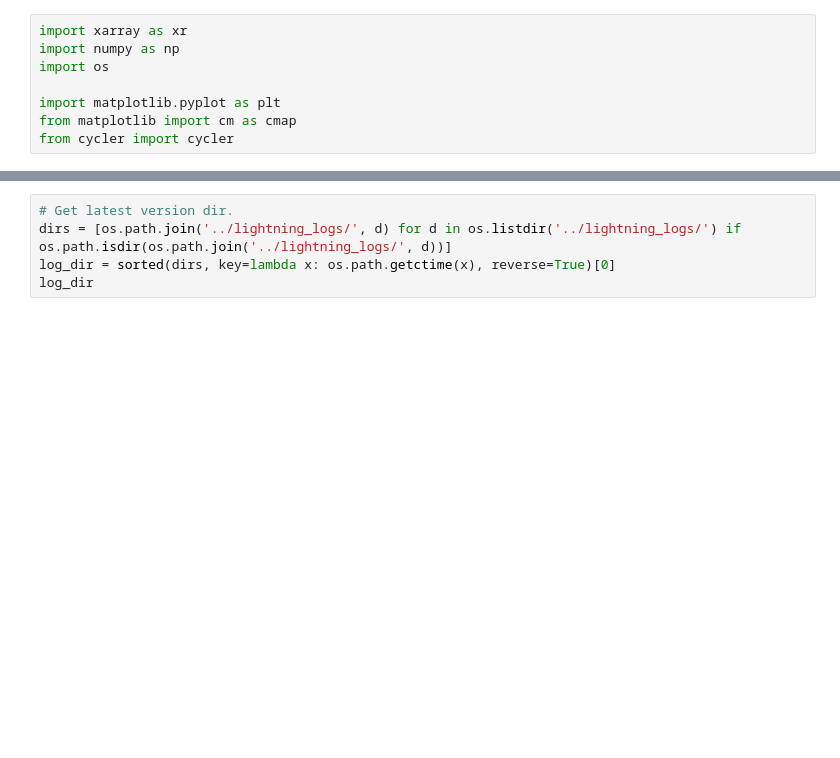
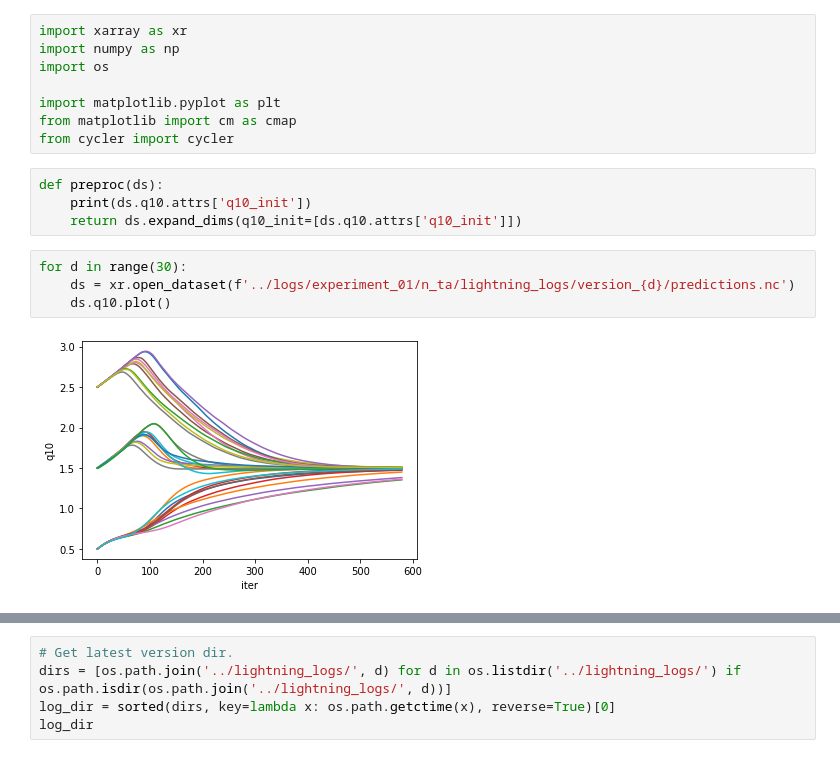
Before and after one commit to bask0/q10hybrid, a Jupyter notebook: analysis/analysis.ipynb, the cells around one changed output, grey strips where cells are left out. Drawn from its saved outputs; the diff is of its cells as text; blank space fills up the shorter version.

Commit message:
analysis and plots update

```diff
--- a/analysis/analysis.ipynb
+++ b/analysis/analysis.ipynb
@@ -6,4 +6,14 @@ import os
 import matplotlib.pyplot as plt
 from matplotlib import cm as cmap
 from cycler import cycler
+# %%
+def preproc(ds):
+    print(ds.q10.attrs['q10_init'])
+    return ds.expand_dims(q10_init=[ds.q10.attrs['q10_init']])
+# %%
+for d in range(30):
+    ds = xr.open_dataset(f'../logs/experiment_01/n_ta/lightning_logs/version_{d}/predictions.nc')
+    ds.q10.plot()
+# %% [output]
+[figure, added]
 # %%
```
Also changed, not shown: parts of 3 cells of this notebook, 1 other file.
